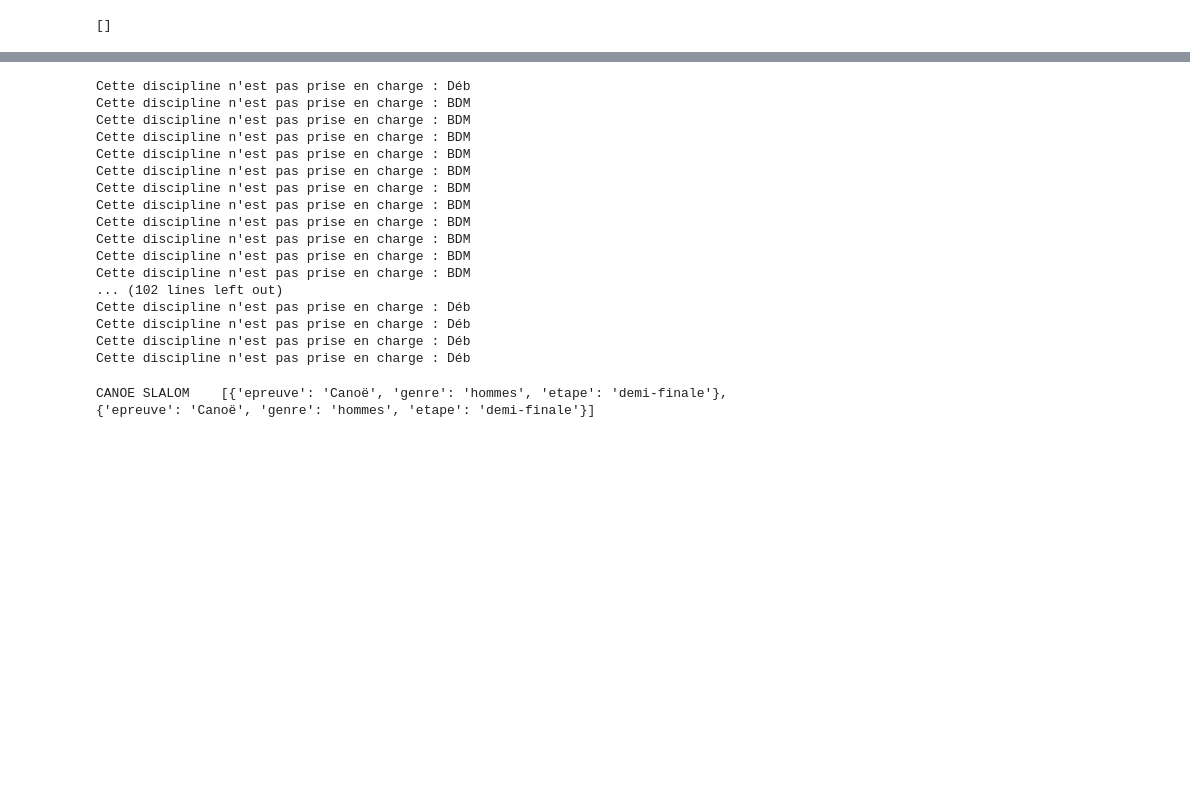
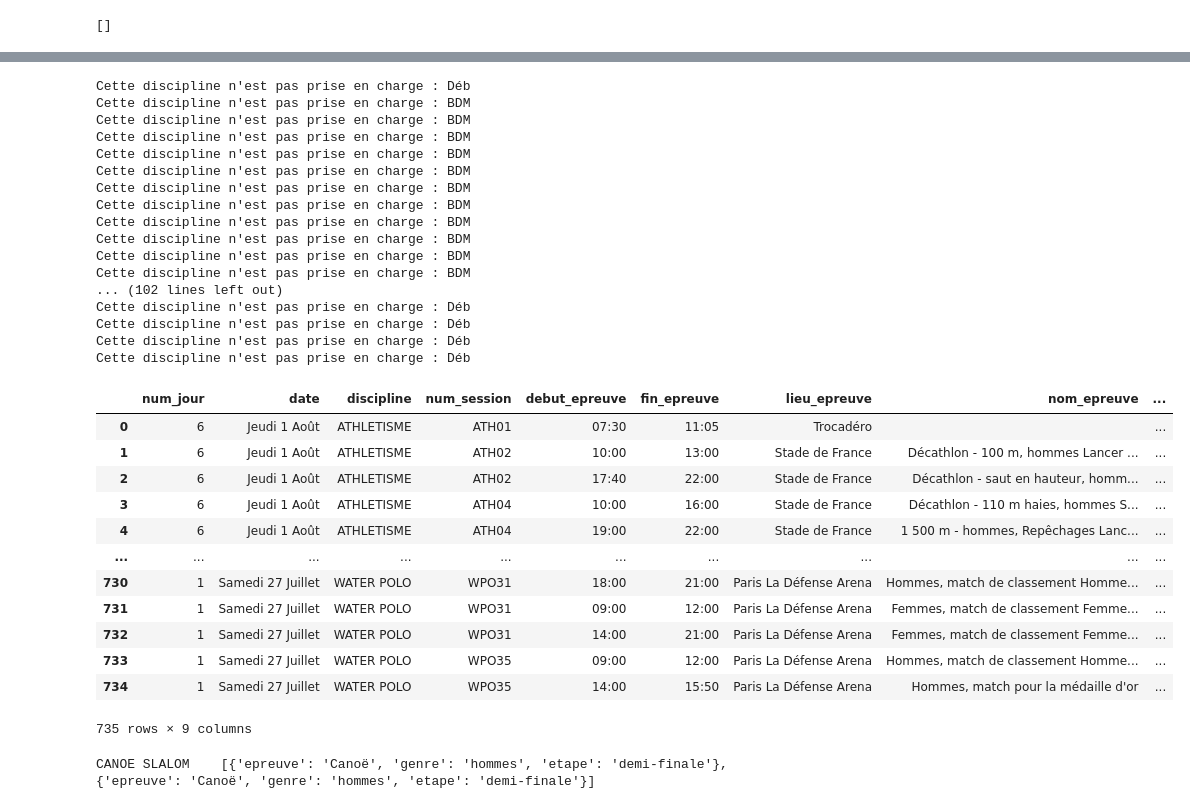
Before and after one commit to pierreantoineviudes/infra_jo_viz, a Jupyter notebook: data_preprocessing/Processing_planning_JO.ipynb, the cells around one changed output, grey strips where cells are left out. Drawn from its saved outputs; the diff is of its cells as text; code cells hidden in the pictures; blank space fills up the shorter version.

```diff
--- a/data_preprocessing/Processing_planning_JO.ipynb
+++ b/data_preprocessing/Processing_planning_JO.ipynb
@@ -102,6 +106,8 @@ df = pd.DataFrame(data, columns=['num_jour', 'date', 'discipline', 'num_session'
 separateurs = [' - ', ', ']
 noms = ['epreuve', 'genre', 'etape']
 # %%
+import json
+
 def parser(texte, separateurs, noms):
     liste_epreuves = []
     # epreuve, genre, etape = '', '', ''
@@ -123,7 +129,7 @@ def parser(texte, separateurs, noms):
                 i0 = i
                 break
             i+=1
-        liste_epreuves.append(dico_epreuve.copy())
+        liste_epreuves.append(json.dumps(dico_epreuve.copy()))
         i+=1
     return liste_epreuves
 
@@ -176,34 +182,48 @@ def match_cle_parser(code_disc, cles_parsers):
 
 def parsing_epreuve(row):
     texte = row.nom_epreuve
     if len(str(row.num_session)) > 2:
         disc = str(row.num_session)[:3]
         cle_parser = match_cle_parser(disc, cles_parsers)
         if cle_parser is not None:
             return parser(texte, cle_parser['separateurs'], cle_parser['noms'])
 
 # disc_analysees = ['ATHLETISME', 'AVIRON', 'BASKETBALL', 'BASKETBALL 3x3', 'BMX FREESTYLE', 'BMX RACING', 'Breaking']
 
 df['parsing_epreuve'] = df.apply(parsing_epreuve, axis=1)
-# df.to_csv('../data/session_planning_olympics4.csv')
+# df.to_csv('../data/session_planning_olympics5.csv')
+df
 # %% [output]
 Cette discipline n'est pas prise en charge : Déb
 Cette discipline n'est pas prise en charge : BDM
 Cette discipline n'est pas prise en charge : BDM
 Cette discipline n'est pas prise en charge : BDM
 Cette discipline n'est pas prise en charge : BDM
 Cette discipline n'est pas prise en charge : BDM
 Cette discipline n'est pas prise en charge : BDM
 Cette discipline n'est pas prise en charge : BDM
 Cette discipline n'est pas prise en charge : BDM
 Cette discipline n'est pas prise en charge : BDM
 Cette discipline n'est pas prise en charge : BDM
 Cette discipline n'est pas prise en charge : BDM
 ... (102 lines left out)
 Cette discipline n'est pas prise en charge : Déb
 Cette discipline n'est pas prise en charge : Déb
 Cette discipline n'est pas prise en charge : Déb
 Cette discipline n'est pas prise en charge : Déb
+|  | num_jour | date | discipline | num_session | debut_epreuve | fin_epreuve | lieu_epreuve | nom_epreuve | ... |
+| 0 | 6 | Jeudi 1 Août | ATHLETISME | ATH01 | 07:30 | 11:05 | Trocadéro |  | ... |
+| 1 | 6 | Jeudi 1 Août | ATHLETISME | ATH02 | 10:00 | 13:00 | Stade de France | Décathlon - 100 m, hommes Lancer ... | ... |
+| 2 | 6 | Jeudi 1 Août | ATHLETISME | ATH02 | 17:40 | 22:00 | Stade de France | Décathlon - saut en hauteur, homm... | ... |
+| 3 | 6 | Jeudi 1 Août | ATHLETISME | ATH04 | 10:00 | 16:00 | Stade de France | Décathlon - 110 m haies, hommes S... | ... |
+| 4 | 6 | Jeudi 1 Août | ATHLETISME | ATH04 | 19:00 | 22:00 | Stade de France | 1 500 m - hommes, Repêchages Lanc... | ... |
+| ... | ... | ... | ... | ... | ... | ... | ... | ... | ... |
+| 730 | 1 | Samedi 27 Juillet | WATER POLO | WPO31 | 18:00 | 21:00 | Paris La Défense Arena | Hommes, match de classement Homme... | ... |
+| 731 | 1 | Samedi 27 Juillet | WATER POLO | WPO31 | 09:00 | 12:00 | Paris La Défense Arena | Femmes, match de classement Femme... | ... |
+| 732 | 1 | Samedi 27 Juillet | WATER POLO | WPO31 | 14:00 | 21:00 | Paris La Défense Arena | Femmes, match de classement Femme... | ... |
+| 733 | 1 | Samedi 27 Juillet | WATER POLO | WPO35 | 09:00 | 12:00 | Paris La Défense Arena | Hommes, match de classement Homme... | ... |
+| 734 | 1 | Samedi 27 Juillet | WATER POLO | WPO35 | 14:00 | 15:50 | Paris La Défense Arena | Hommes, match pour la médaille d'or | ... |
+735 rows × 9 columns
 # %%
 n = 150
 print(df['discipline'][n], '  ', df['parsing_epreuve'][n])
```
Also changed, not shown: parts of 1 cell of this notebook, 1 other file.
